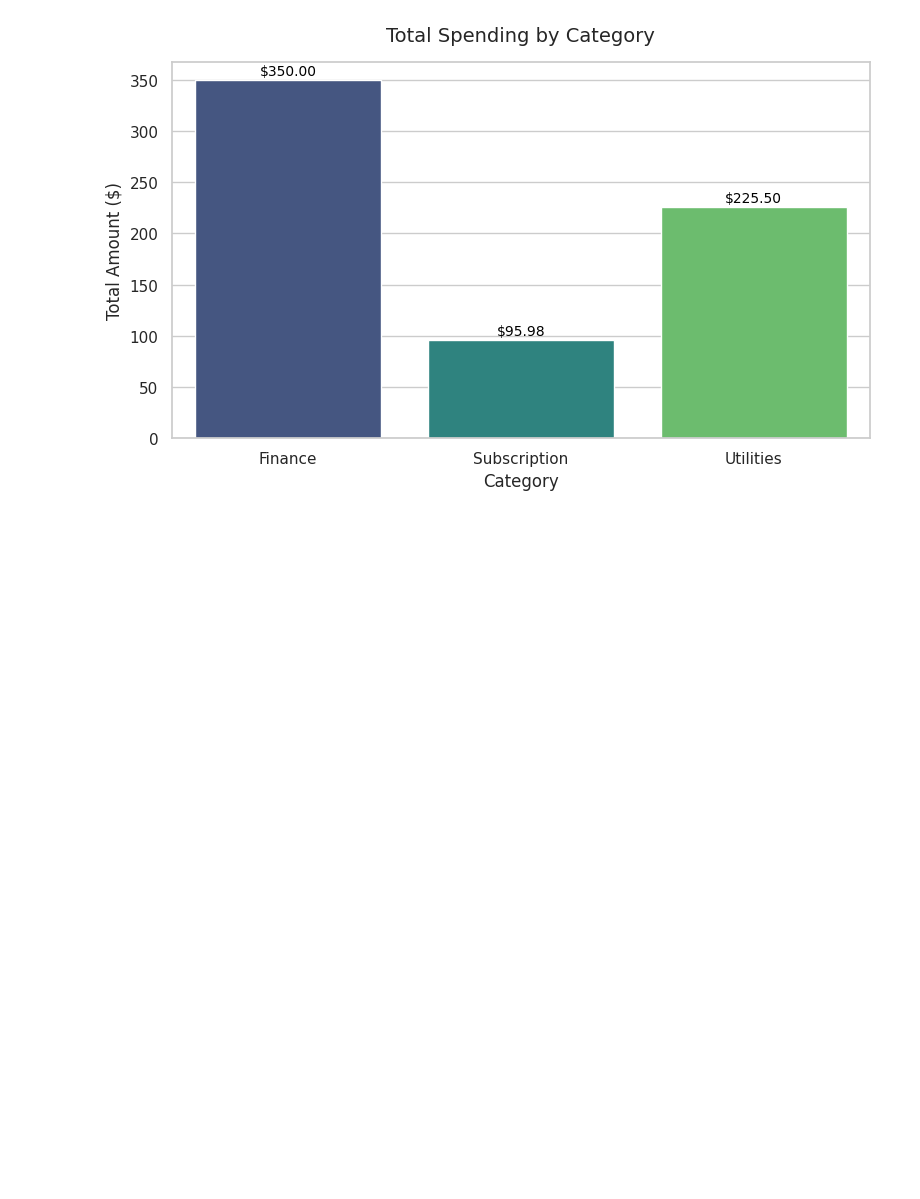
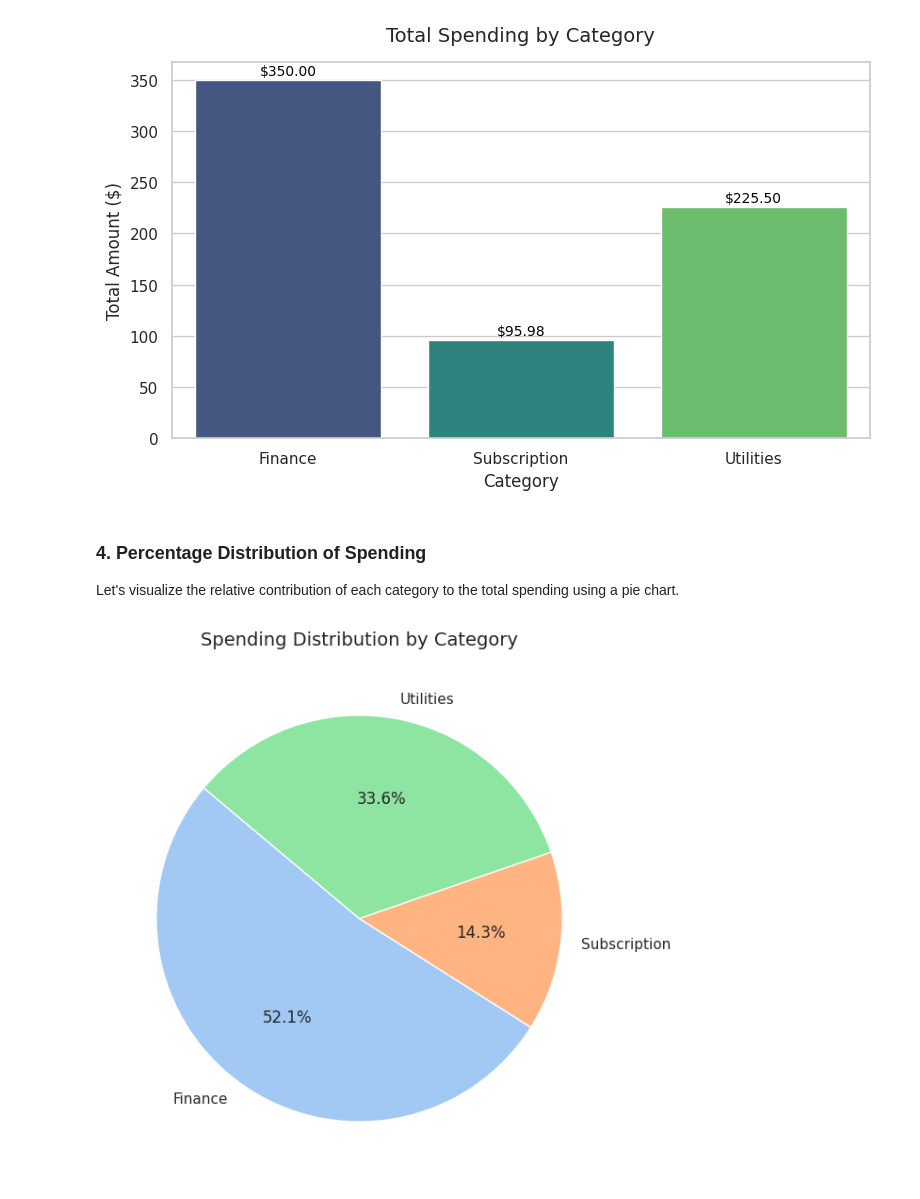
Before and after one commit to JacekDrzycimski/6tunnel, a Jupyter notebook: Bills_1.ipynb, the cells around one changed output. Cells and saved outputs as stored; diff of their text form; code cells hidden in the pictures; blank space fills up the shorter version.

```diff
--- a/Bills_1.ipynb
+++ b/Bills_1.ipynb
@@ -105,3 +105,28 @@ plt.savefig('spending_by_category.png', dpi=300)
 plt.show()
 # %% [output]
 [figure]
+# %% [markdown]
+### 4. Percentage Distribution of Spending
+Let's visualize the relative contribution of each category to the total spending using a pie chart.
+# %%
+plt.figure(figsize=(7, 7))
+
+# Create a pie chart
+plt.pie(
+    category_summary['Total_Amount'],
+    labels=category_summary['Category'],
+    autopct='%1.1f%%',
+    startangle=140,
+    colors=sns.color_palette('pastel')[0:len(category_summary)]
+)
+
+# Add a title
+plt.title('Spending Distribution by Category', fontsize=14, pad=15)
+
+# Save the plot as a PNG file
+plt.savefig('spending_distribution_pie.png', dpi=300)
+
+# Display the plot
+plt.show()
+# %% [output]
+[figure, added]
```
Also changed, not shown: parts of 5 cells of this notebook.
